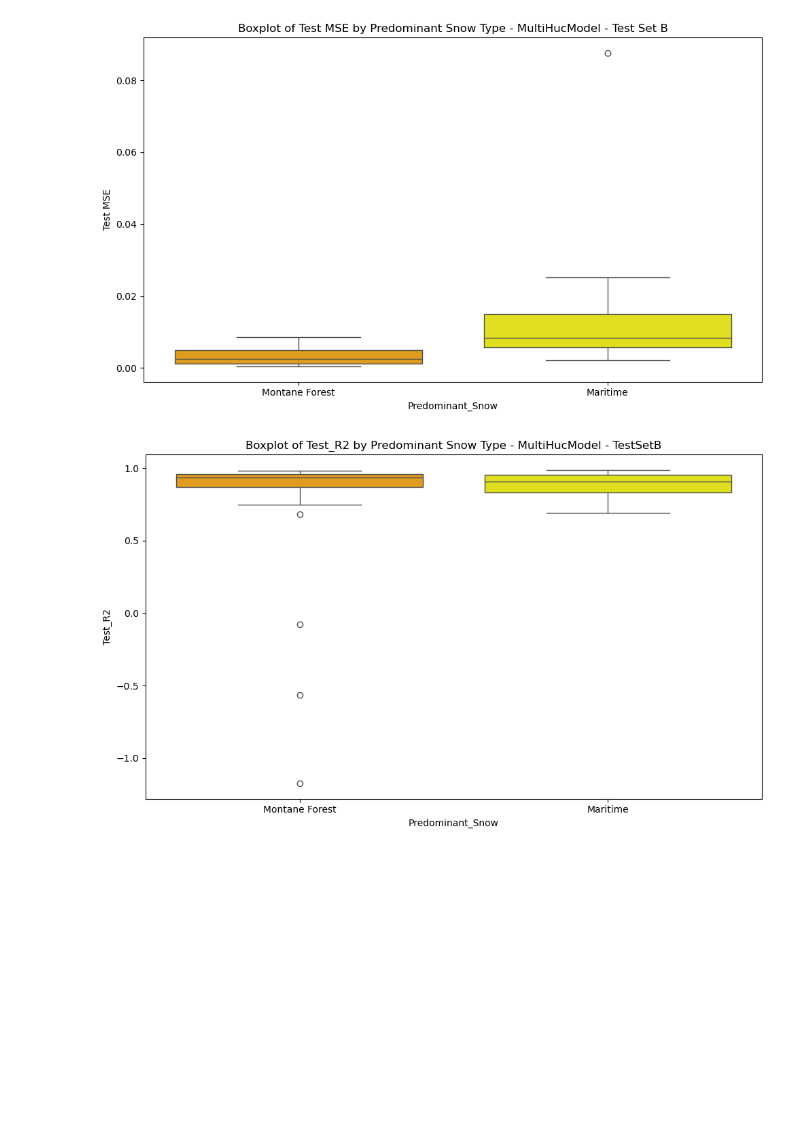
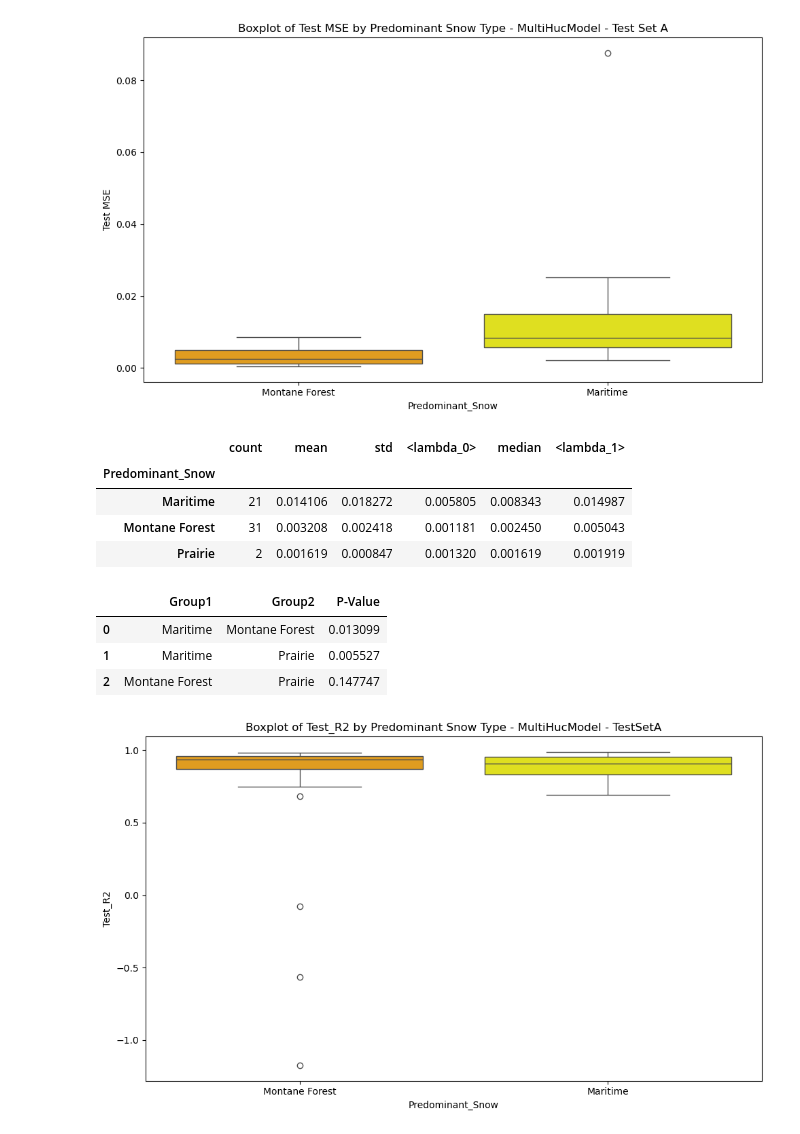
Before and after one commit to DSHydro/SnowML, a Jupyter notebook: notebooks/Ex3_MultiHucTraining/TestSetA.ipynb, the cells around one changed output. Saved outputs shown, nothing was run; the diff lists cells and outputs as text; code cells hidden in the pictures; blank space fills up the shorter version.

```diff
--- a/notebooks/Ex3_MultiHucTraining/TestSetA.ipynb
+++ b/notebooks/Ex3_MultiHucTraining/TestSetA.ipynb
@@ -226,11 +339,26 @@ plot_boxplot_by_group(df_metrics, parameter, title= ttl, groupby_column = group_
 # %%
 parameter = "Test MSE"
-color_map = {"Montane Forest": "orange", "Maritime": "yellow"}
-ttl = f"Boxplot of {parameter} by Predominant Snow Type - MultiHucModel - Test Set B"
+ttl = f"Boxplot of {parameter} by Predominant Snow Type - MultiHucModel - Test Set A"
 group_by = "Predominant_Snow"
-plot_boxplot_by_group(df_metrics, parameter, title= ttl, groupby_column = group_by, color_map = color_map)
+grouped_data = plot_boxplot_by_group(df_metrics, parameter, title= ttl, groupby_column = group_by, color_map = color_map_snow)
 # %% [output]
 [figure]
+# %%
+grouped_data
+# %% [output]
+|  | count | mean | std | <lambda_0> | median | <lambda_1> |
+| Predominant_Snow |  |  |  |  |  |  |
+| Maritime | 21 | 0.014106 | 0.018272 | 0.005805 | 0.008343 | 0.014987 |
+| Montane Forest | 31 | 0.003208 | 0.002418 | 0.001181 | 0.002450 | 0.005043 |
+| Prairie | 2 | 0.001619 | 0.000847 | 0.001320 | 0.001619 | 0.001919 |
+# %%
+p_values = pairwise_welch_t_test(grouped_data)
+p_values
+# %% [output]
+|  | Group1 | Group2 | P-Value |
+| 0 | Maritime | Montane Forest | 0.013099 |
+| 1 | Maritime | Prairie | 0.005527 |
+| 2 | Montane Forest | Prairie | 0.147747 |
 # %%
 
 parameter = "Test_R2"
```
Also changed, not shown: parts of 23 cells of this notebook, 24 other files.
